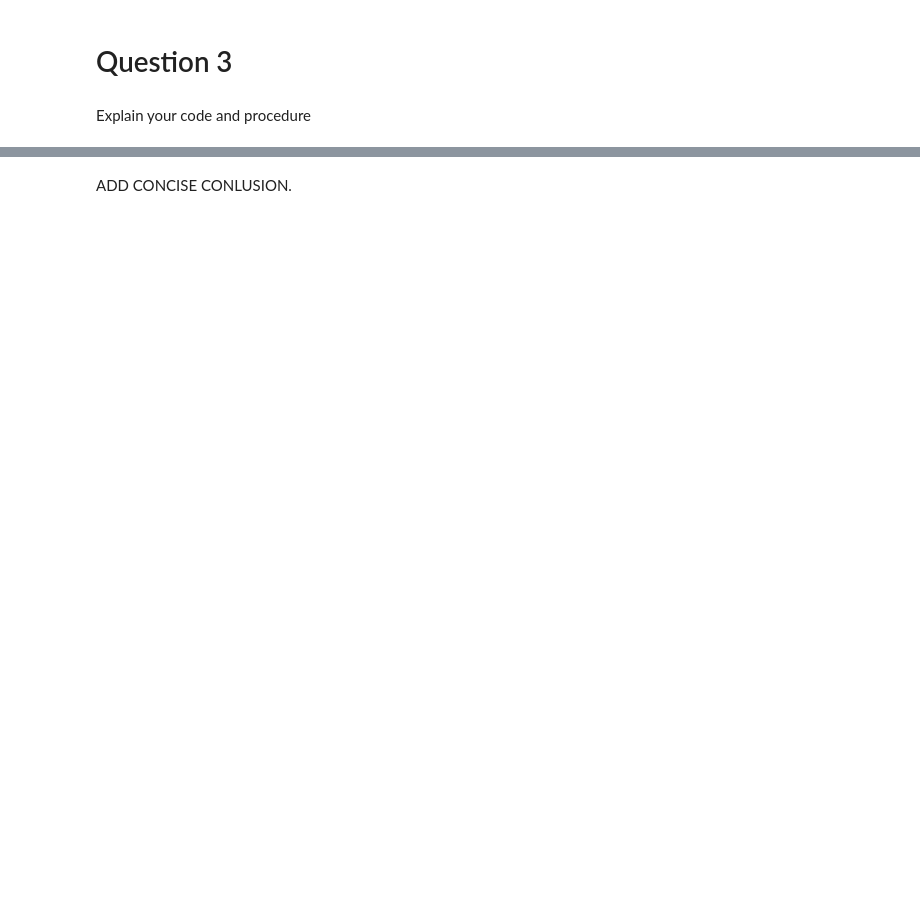
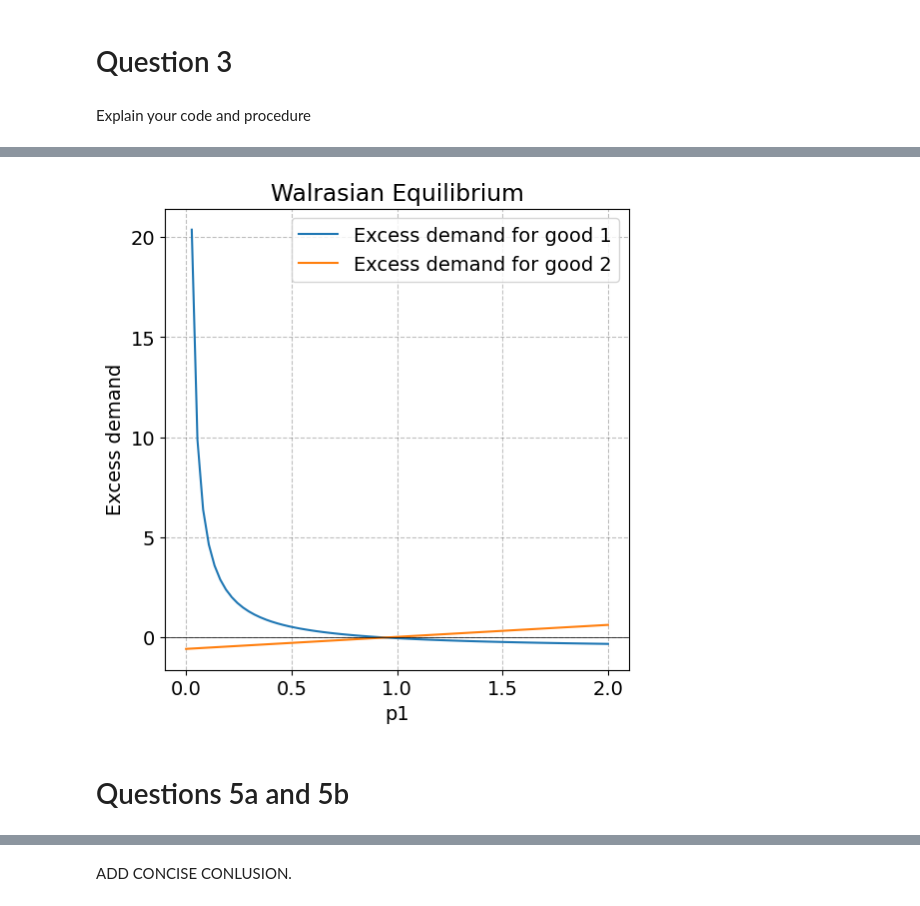
Before and after one commit to NumEconCopenhagen/projects-2024-anne-sofie-ida-anna-livia, a Jupyter notebook: inauguralproject/inauguralproject.ipynb, the cells around one changed output, grey strips where cells are left out. Cells and saved outputs as stored; diff of their text form; code cells hidden in the pictures; blank space fills up the shorter version.

```diff
--- a/inauguralproject/inauguralproject.ipynb
+++ b/inauguralproject/inauguralproject.ipynb
@@ -108,12 +110,14 @@ plt.show()
 Explain your code and procedure
 # %%
 
-N=75
 # Define the price set with an increment of 1/2N
-P1 = np.arange(0.5, 2.5, 1/(N)*2)
+P1 = np.arange(0.5, 2.5+ (1/(N)*2), 1/(N)*2)
+print(P1)
 
-# loop over priser i P1
+#loop over prices in price set
 for p1 in P1:
-    eps1, eps2 = economy.check_market_clearing(p1)
-    print(f"p1={p1: .3f}, eps1={eps1: .3f}, eps2={eps2: .3f}")
+    # a. call the market clearing in the py-file
+    epsilon_1, epsilon_2 = economy.check_market_clearing(p1)
+
+print(f'epsilon 1 = {epsilon_1:.3f}, epsilon 2 = {epsilon_2: .3f}')
 # %% [output]
@@ -140,0 +156,36 @@ Explain your code and procedure
+# %%
+import numpy as np
+import matplotlib.pyplot as plt
+
+excess_demands = []
+price_range = np.linspace(0,2,N)
+# Use your instance to calculate excess demand for each price
+for p1 in price_range:
+    excess_demand = economy.check_market_clearing(p1)
+    excess_demands.append(excess_demand)
+
+# Convert the list of tuples into a NumPy array for easy plotting
+excess_demands = np.array(excess_demands)
+
+# Plotting
+plt.figure(figsize=(6, 6))
+
+# Plot excess demand for good 1
+plt.plot(np.linspace(0,2,N), excess_demands[:, 0], label='Excess demand for good 1')
+
+# Plot excess demand for good 2
+plt.plot(np.linspace(0,2,N), excess_demands[:, 1],label='Excess demand for good 2')
+
+# Add a horizontal line at zero to indicate market clearing
+plt.axhline(0, color='black', linewidth=0.5)
+
+plt.title('Walrasian Equilibrium')
+plt.xlabel('p1')
+plt.ylabel('Excess demand')
+plt.legend()
+plt.grid(True)
+plt.show()
+# %% [output]
+[figure, added]
+# %% [markdown]
+# Questions 5a and 5b
```
Also changed, not shown: parts of 8 cells of this notebook, 1 other file.
